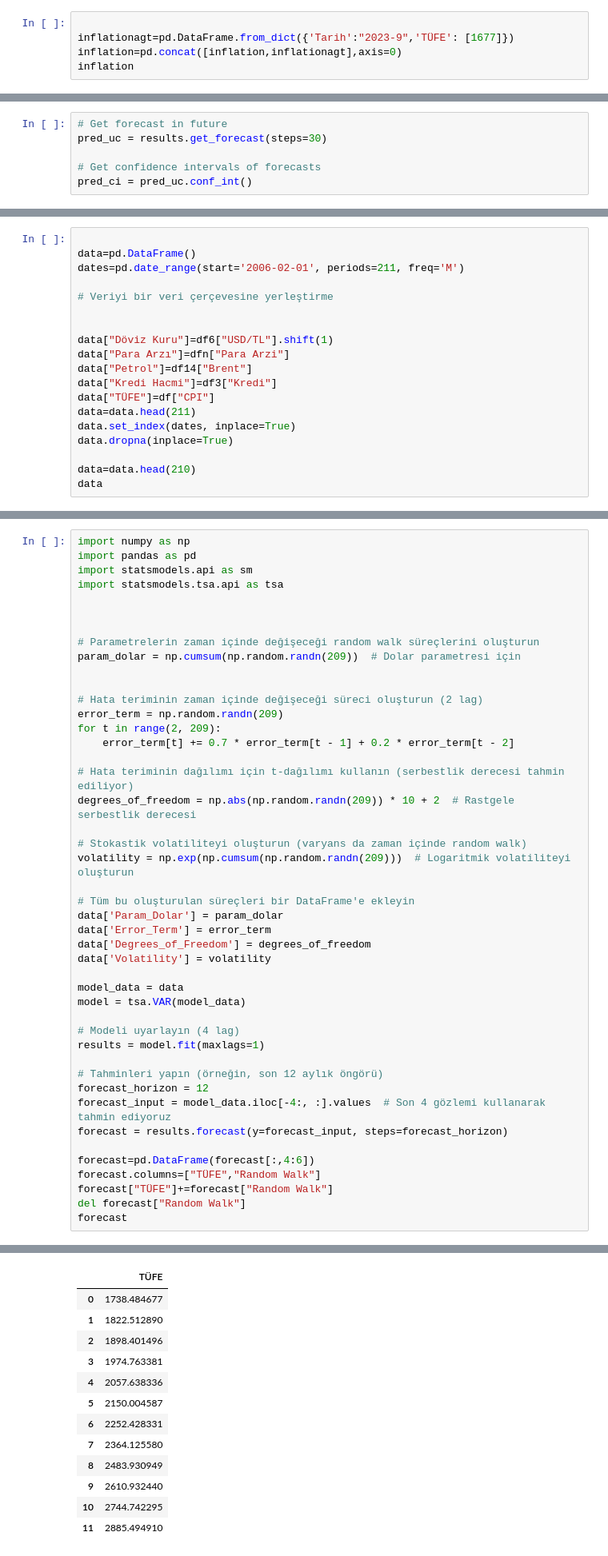
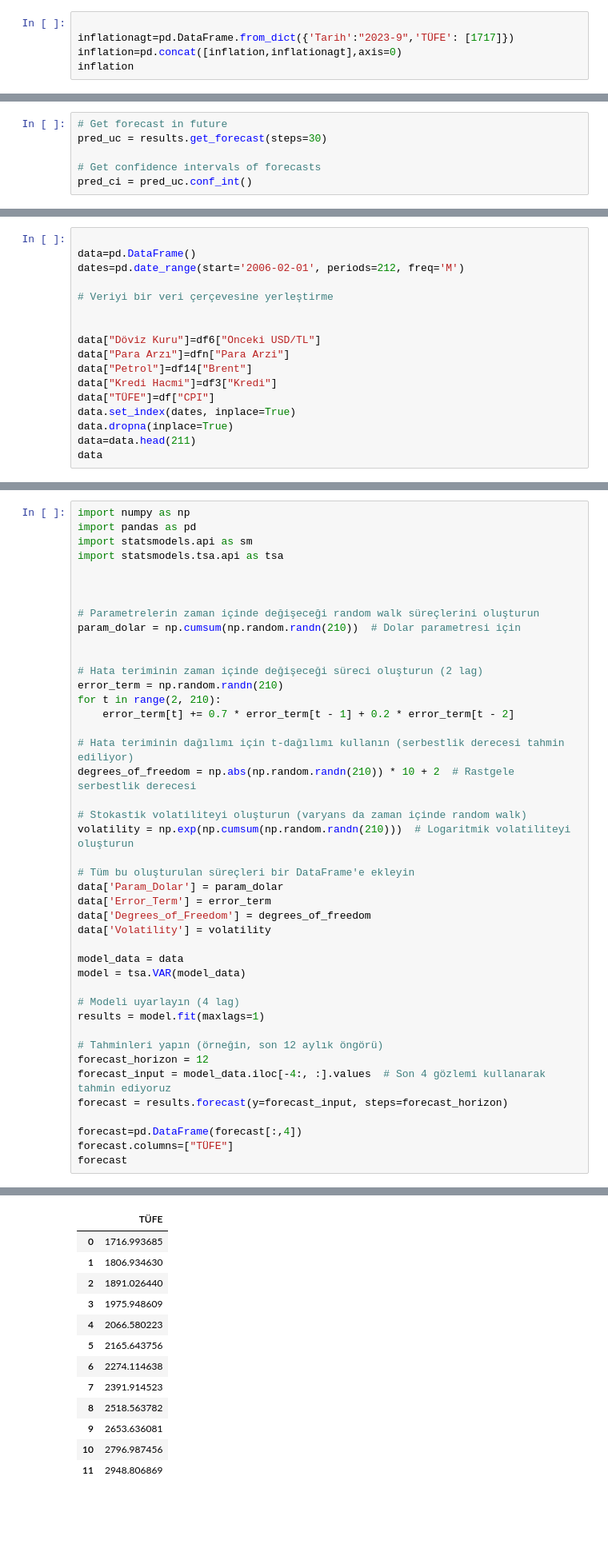
Before and after one commit to kaboya19/InflationForecast, a Jupyter notebook: InflationForecast.ipynb, the cells around one changed output, grey strips where cells are left out. Shown: that part at 80% size. Cells and saved outputs as stored; diff of their text form; blank space fills up the shorter version.

```diff
--- a/InflationForecast.ipynb
+++ b/InflationForecast.ipynb
@@ -73,7 +73,7 @@ inflation=pd.DataFrame(inflation)
 inflation.columns=["Tarih","TÜFE"]
 # %%
 
-inflationagt=pd.DataFrame.from_dict({'Tarih':"2023-9",'TÜFE': [1677]})
+inflationagt=pd.DataFrame.from_dict({'Tarih':"2023-9",'TÜFE': [1717]})
 inflation=pd.concat([inflation,inflationagt],axis=0)
 inflation
 # %% [output]
@@ -1044,21 +1044,19 @@ df9
 # %%
 
 data=pd.DataFrame()
-dates=pd.date_range(start='2006-02-01', periods=211, freq='M')
+dates=pd.date_range(start='2006-02-01', periods=212, freq='M')
 
 # Veriyi bir veri çerçevesine yerleştirme
 
 
-data["Döviz Kuru"]=df6["USD/TL"].shift(1)
+data["Döviz Kuru"]=df6["Onceki USD/TL"]
 data["Para Arzı"]=dfn["Para Arzi"]
 data["Petrol"]=df14["Brent"]
 data["Kredi Hacmi"]=df3["Kredi"]
 data["TÜFE"]=df["CPI"]
-data=data.head(211)
 data.set_index(dates, inplace=True)
 data.dropna(inplace=True)
-
-data=data.head(210)
+data=data.head(211)
 data
 # %% [output]
 |  | Döviz Kuru | Para Arzı | Petrol | Kredi Hacmi | TÜFE |
@@ -1104,19 +1156,19 @@ import statsmodels.tsa.api as tsa
 
 
 # Parametrelerin zaman içinde değişeceği random walk süreçlerini oluşturun
-param_dolar = np.cumsum(np.random.randn(209))  # Dolar parametresi için
+param_dolar = np.cumsum(np.random.randn(210))  # Dolar parametresi için
 
 
 # Hata teriminin zaman içinde değişeceği süreci oluşturun (2 lag)
-error_term = np.random.randn(209)
-for t in range(2, 209):
+error_term = np.random.randn(210)
+for t in range(2, 210):
     error_term[t] += 0.7 * error_term[t - 1] + 0.2 * error_term[t - 2]
 
 # Hata teriminin dağılımı için t-dağılımı kullanın (serbestlik derecesi tahmin ediliyor)
-degrees_of_freedom = np.abs(np.random.randn(209)) * 10 + 2  # Rastgele serbestlik derecesi
+degrees_of_freedom = np.abs(np.random.randn(210)) * 10 + 2  # Rastgele serbestlik derecesi
 
 # Stokastik volatiliteyi oluşturun (varyans da zaman içinde random walk)
-volatility = np.exp(np.cumsum(np.random.randn(209)))  # Logaritmik volatiliteyi oluşturun
+volatility = np.exp(np.cumsum(np.random.randn(210)))  # Logaritmik volatiliteyi oluşturun
 
 # Tüm bu oluşturulan süreçleri bir DataFrame'e ekleyin
 data['Param_Dolar'] = param_dolar
@@ -1131,49 +1183,47 @@ model = tsa.VAR(model_data)
 results = model.fit(maxlags=1)
 
 # Tahminleri yapın (örneğin, son 12 aylık öngörü)
 forecast_horizon = 12
 forecast_input = model_data.iloc[-4:, :].values  # Son 4 gözlemi kullanarak tahmin ediyoruz
 forecast = results.forecast(y=forecast_input, steps=forecast_horizon)
 
-forecast=pd.DataFrame(forecast[:,4:6])
-forecast.columns=["TÜFE","Random Walk"]
-forecast["TÜFE"]+=forecast["Random Walk"]
-del forecast["Random Walk"]
+forecast=pd.DataFrame(forecast[:,4])
+forecast.columns=["TÜFE"]
 forecast
 # %% [output]
 A value is trying to be set on a copy of a slice from a DataFrame.
 Try using .loc[row_indexer,col_indexer] = value instead
 
 See the caveats in the documentation: https://pandas.pydata.org/pandas-docs/stable/user_guide/indexing.html#returning-a-view-versus-a-copy
   data['Param_Dolar'] = param_dolar
 A value is trying to be set on a copy of a slice from a DataFrame.
 Try using .loc[row_indexer,col_indexer] = value instead
 
 See the caveats in the documentation: https://pandas.pydata.org/pandas-docs/stable/user_guide/indexing.html#returning-a-view-versus-a-copy
   data['Error_Term'] = error_term
 A value is trying to be set on a copy of a slice from a DataFrame.
 Try using .loc[row_indexer,col_indexer] = value instead
 
 See the caveats in the documentation: https://pandas.pydata.org/pandas-docs/stable/user_guide/indexing.html#returning-a-view-versus-a-copy
   data['Degrees_of_Freedom'] = degrees_of_freedom
 A value is trying to be set on a copy of a slice from a DataFrame.
 Try using .loc[row_indexer,col_indexer] = value instead
 
 See the caveats in the documentation: https://pandas.pydata.org/pandas-docs/stable/user_guide/indexing.html#returning-a-view-versus-a-copy
   data['Volatility'] = volatility
 |  | TÜFE |
-| 0 | 1738.484677 |
-| 1 | 1822.512890 |
-| 2 | 1898.401496 |
-| 3 | 1974.763381 |
-| 4 | 2057.638336 |
-| 5 | 2150.004587 |
-| 6 | 2252.428331 |
-| 7 | 2364.125580 |
-| 8 | 2483.930949 |
-| 9 | 2610.932440 |
-| 10 | 2744.742295 |
-| 11 | 2885.494910 |
+| 0 | 1716.993685 |
+| 1 | 1806.934630 |
+| 2 | 1891.026440 |
+| 3 | 1975.948609 |
+| 4 | 2066.580223 |
+| 5 | 2165.643756 |
+| 6 | 2274.114638 |
+| 7 | 2391.914523 |
+| 8 | 2518.563782 |
+| 9 | 2653.636081 |
+| 10 | 2796.987456 |
+| 11 | 2948.806869 |
 # %%
 dates=pd.date_range('2023-09-01','2024-09-01' , freq='1M')-pd.offsets.MonthBegin(1)
 tahmin6=pd.DataFrame(forecast["TÜFE"])
```
Also changed, not shown: parts of 23 cells of this notebook.
